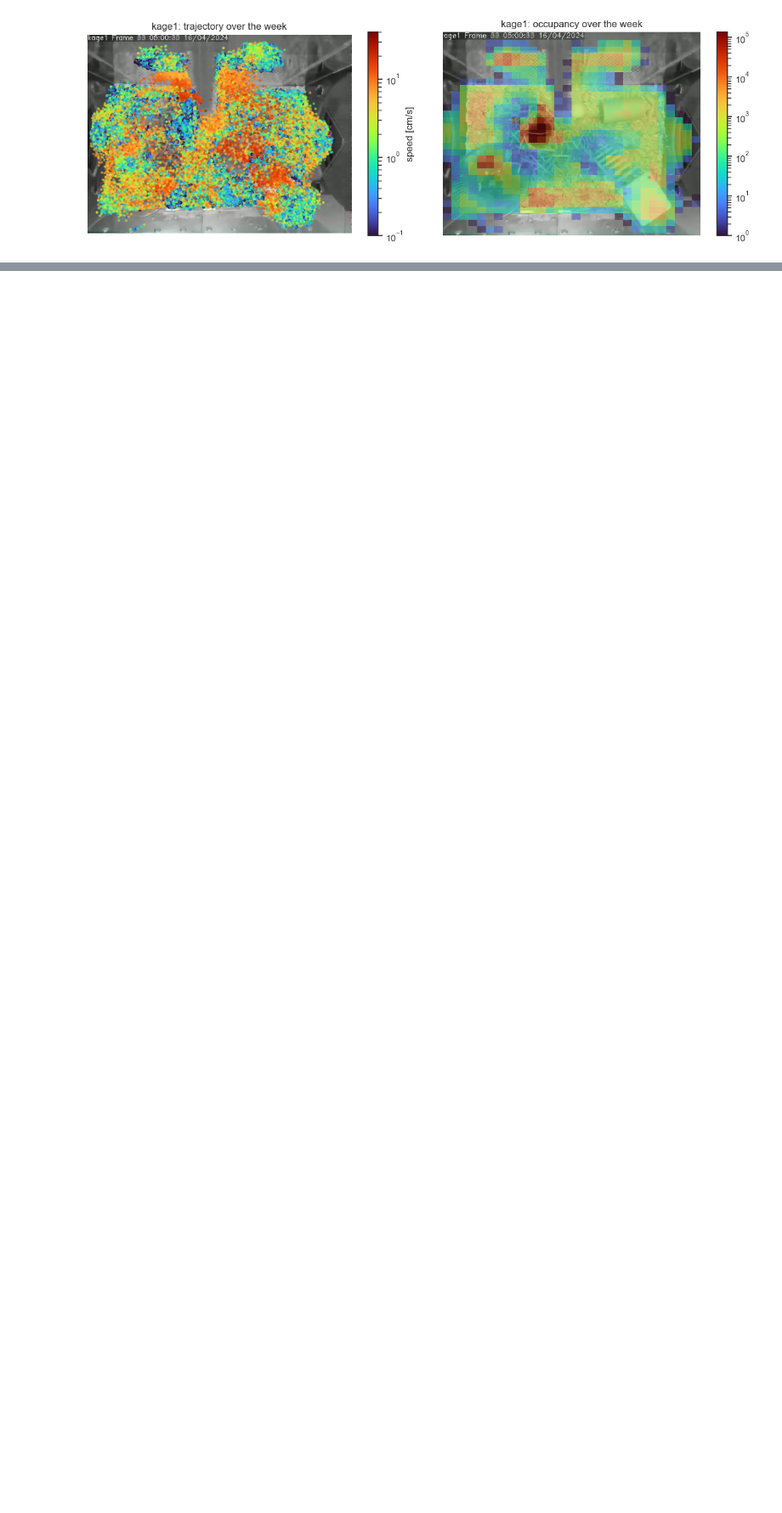
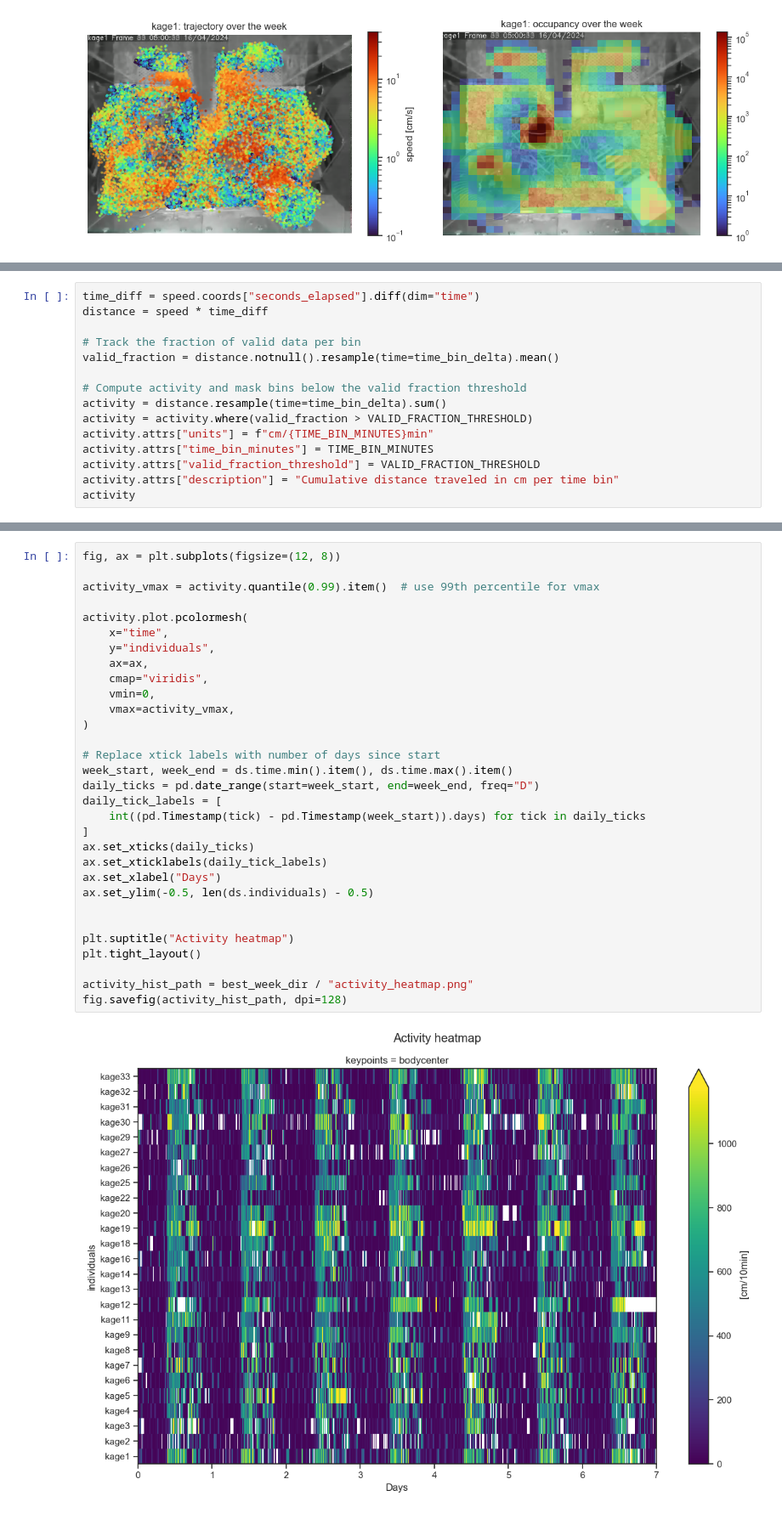
Before and after one commit to neuroinformatics-unit/smart-kages-movement, a Jupyter notebook: notebooks/05_best_week_overview.ipynb, the cells around one changed output, grey strips where cells are left out. Shown at 85% size. Cells and saved outputs as stored; diff of their text form; blank space fills up the shorter version.

Commit message:
added code for plotting actograms

```diff
--- a/notebooks/05_best_week_overview.ipynb
+++ b/notebooks/05_best_week_overview.ipynb
@@ -354,0 +352,15 @@ for kage in tqdm(ds.individuals.values, total=ds.sizes["individuals"]):
+# %%
+time_diff = speed.coords["seconds_elapsed"].diff(dim="time")
+distance = speed * time_diff
+
+# Track the fraction of valid data per bin
+valid_fraction = distance.notnull().resample(time=time_bin_delta).mean()
+
+# Compute activity and mask bins below the valid fraction threshold
+activity = distance.resample(time=time_bin_delta).sum()
+activity = activity.where(valid_fraction > VALID_FRACTION_THRESHOLD)
+activity.attrs["units"] = f"cm/{TIME_BIN_MINUTES}min"
+activity.attrs["time_bin_minutes"] = TIME_BIN_MINUTES
+activity.attrs["valid_fraction_threshold"] = VALID_FRACTION_THRESHOLD
+activity.attrs["description"] = "Cumulative distance traveled in cm per time bin"
+activity
@@ -354,0 +377,33 @@ for kage in tqdm(ds.individuals.values, total=ds.sizes["individuals"]):
+# %%
+fig, ax = plt.subplots(figsize=(12, 8))
+
+activity_vmax = activity.quantile(0.99).item()  # use 99th percentile for vmax
+
+activity.plot.pcolormesh(
+    x="time",
+    y="individuals",
+    ax=ax,
+    cmap="viridis",
+    vmin=0,
+    vmax=activity_vmax,
+)
+
+# Replace xtick labels with number of days since start
+week_start, week_end = ds.time.min().item(), ds.time.max().item()
+daily_ticks = pd.date_range(start=week_start, end=week_end, freq="D")
+daily_tick_labels = [
+    int((pd.Timestamp(tick) - pd.Timestamp(week_start)).days) for tick in daily_ticks
+]
+ax.set_xticks(daily_ticks)
+ax.set_xticklabels(daily_tick_labels)
+ax.set_xlabel("Days")
+ax.set_ylim(-0.5, len(ds.individuals) - 0.5)
+
+
+plt.suptitle("Activity heatmap")
+plt.tight_layout()
+
+activity_hist_path = best_week_dir / "activity_heatmap.png"
+fig.savefig(activity_hist_path, dpi=128)
+# %% [output]
+[figure, added]
```
Also changed, not shown: parts of 15 cells of this notebook.
